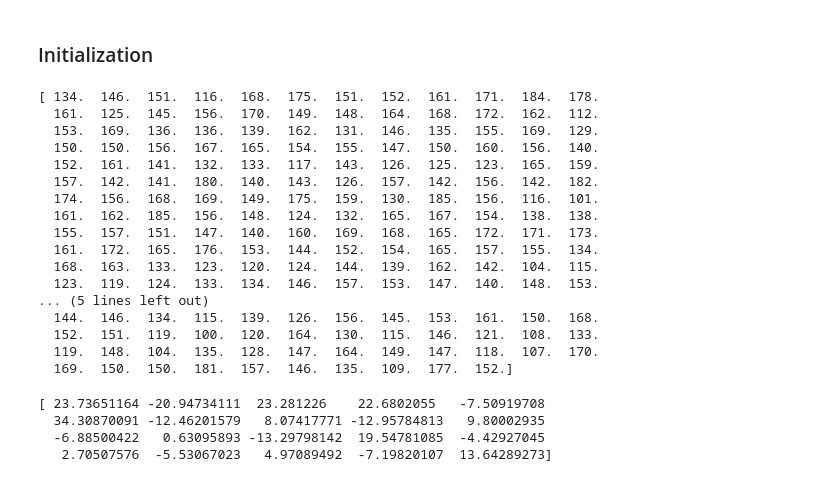
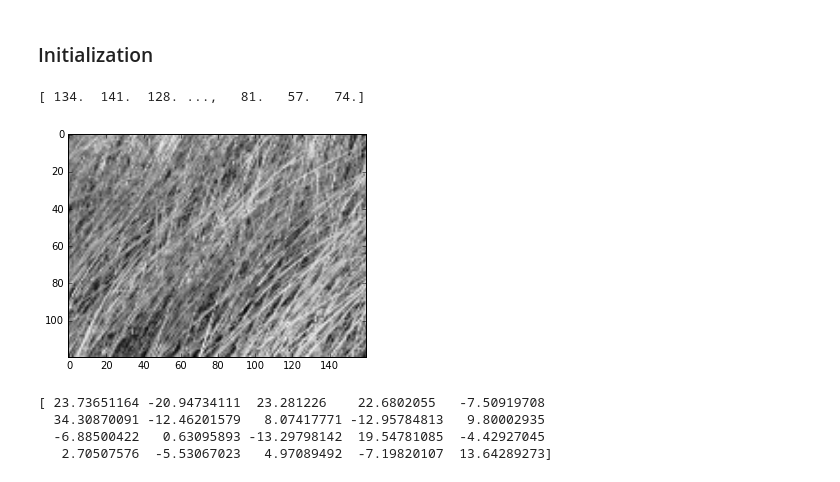
Before and after one commit to koptelovmax/gaussianprocess, a Jupyter notebook: Python/Processing.ipynb, the cells around one changed output. Drawn from its saved outputs; the diff is of its cells as text; code cells hidden in the pictures.

```diff
--- a/Python/Processing.ipynb
+++ b/Python/Processing.ipynb
@@ -5,25 +5,14 @@
 # %%
 import numpy as np
 sample = np.load('data\samplevideo.npy')
-print(sample[:,0])
+print(sample[0,:])
+
+import matplotlib.pyplot as mp
+% matplotlib inline
+image = mp.imshow(sample[0,:].reshape((120,160)),cmap='Greys_r')
 # %% [output]
-[ 134.  146.  151.  116.  168.  175.  151.  152.  161.  171.  184.  178.
-  161.  125.  145.  156.  170.  149.  148.  164.  168.  172.  162.  112.
-  153.  169.  136.  136.  139.  162.  131.  146.  135.  155.  169.  129.
-  150.  150.  156.  167.  165.  154.  155.  147.  150.  160.  156.  140.
-  152.  161.  141.  132.  133.  117.  143.  126.  125.  123.  165.  159.
-  157.  142.  141.  180.  140.  143.  126.  157.  142.  156.  142.  182.
-  174.  156.  168.  169.  149.  175.  159.  130.  185.  156.  116.  101.
-  161.  162.  185.  156.  148.  124.  132.  165.  167.  154.  138.  138.
-  155.  157.  151.  147.  140.  160.  169.  168.  165.  172.  171.  173.
-  161.  172.  165.  176.  153.  144.  152.  154.  165.  157.  155.  134.
-  168.  163.  133.  123.  120.  124.  144.  139.  162.  142.  104.  115.
-  123.  119.  124.  133.  134.  146.  157.  153.  147.  140.  148.  153.
-... (5 lines left out)
-  144.  146.  134.  115.  139.  126.  156.  145.  153.  161.  150.  168.
-  152.  151.  119.  100.  120.  164.  130.  115.  146.  121.  108.  133.
-  119.  148.  104.  135.  128.  147.  164.  149.  147.  118.  107.  170.
-  169.  150.  150.  181.  157.  146.  135.  109.  177.  152.]
+[ 134.  141.  128. ...,   81.   57.   74.]
+[figure, added]
 # %%
 # Initialize the latent variable using PCA:
 from sklearn.decomposition import PCA
```
Also changed, not shown: parts of 5 cells of this notebook, 4 other files.
